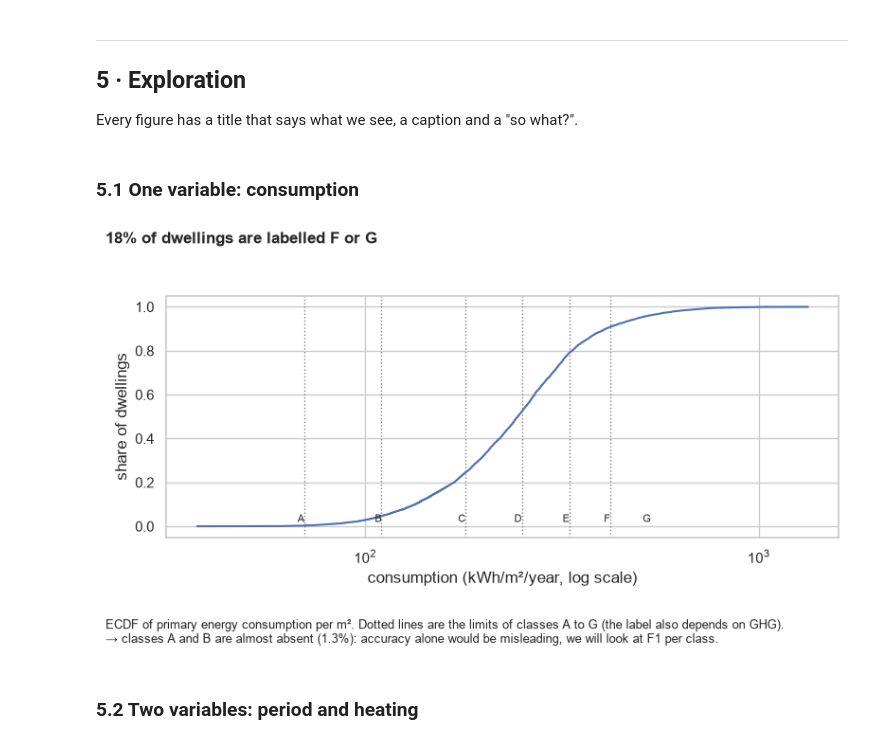
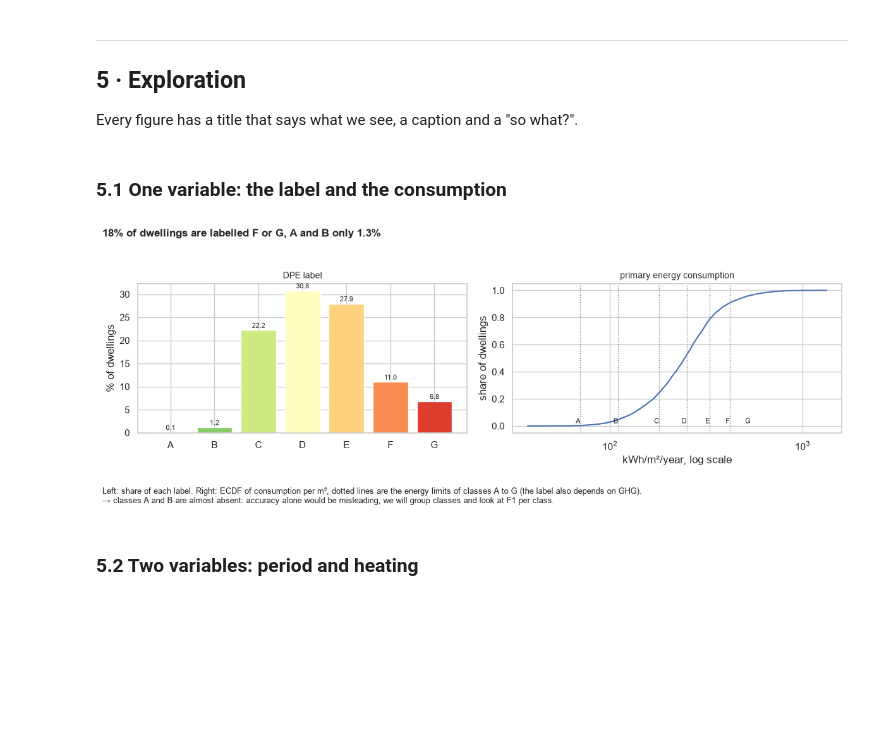
Before and after one commit to LelukDev/projet-dpe-paris, a Jupyter notebook: notebooks/01_collecte_qualite.ipynb, the cells around one changed output. Drawn from its saved outputs; the diff is of its cells as text; code cells hidden in the pictures; blank space fills up the shorter version.

Commit message:
notebook 01: label distribution in figure 5.1, heating at equal surface in 5.4, section 6 updated

```diff
--- a/notebooks/01_collecte_qualite.ipynb
+++ b/notebooks/01_collecte_qualite.ipynb
@@ -499,7 +500,8 @@ if "numero_dpe_remplace" in miss.index:
 for col in MISSING_KEY:
     share = df[col].isna().mean()
     g = df.assign(m=df[col].isna()).groupby("methode_application_dpe")["m"].agg(["mean", "size"])
-    display(g.round(3).rename(columns={"mean": f"share empty: {col}"}))
+    print(col)
+    display(g.round(3).rename(columns={"mean": "share_empty"}))
     g = g[g["size"] >= MIN_GROUP]
     gap = g["mean"].max() - g["mean"].min() if len(g) > 1 else 0
     if g["mean"].max() == 1:
@@ -633,28 +638,36 @@ def show(fig, title, caption, so_what, name):
 
 clean = df.reset_index(drop=True)
 # %% [markdown]
-### 5.1 One variable: consumption
+### 5.1 One variable: the label and the consumption
 # %%
 dfe = clean.assign(fg=clean["etiquette_dpe"].isin(["F", "G"]))
 share_fg = dfe["fg"].mean()
 share_ab = dfe["etiquette_dpe"].isin(["A", "B"]).mean()
+labels = dfe["etiquette_dpe"].value_counts(normalize=True).reindex(LETTERS, fill_value=0) * 100
+
+fig, (a1, a2) = plt.subplots(1, 2, figsize=(12, 4))
+a1.bar(LETTERS, labels, color=sns.color_palette("RdYlGn_r", len(LETTERS)))
+for i, v in enumerate(labels):
+    a1.text(i, v + 0.5, f"{v:.1f}", ha="center", fontsize=8)
+a1.set_title("DPE label", fontsize=10)
+a1.set_ylabel("% of dwellings")
 
 x = np.sort(dfe["conso_5_usages_par_m2_ep"])
-fig, ax = plt.subplots(figsize=(8, 4))
-ax.plot(x, np.arange(1, len(x) + 1) / len(x))
+a2.plot(x, np.arange(1, len(x) + 1) / len(x))
 for limit, letter in zip(ENERGY_BINS, "ABCDEF"):
-    ax.axvline(limit, color="grey", ls=":", lw=1)
-    ax.text(limit, 0.02, letter, ha="right", fontsize=8)
-ax.text(520, 0.02, "G", ha="center", fontsize=8)
-ax.set_xscale("log")
-ax.set_xlabel("consumption (kWh/m²/year, log scale)")
-ax.set_ylabel("share of dwellings")
-show(fig, f"{share_fg:.0%} of dwellings are labelled F or G",
-     "ECDF of primary energy consumption per m². Dotted lines are the limits of classes A to G (the label also depends on GHG).",
-     f"classes A and B are almost absent ({share_ab:.1%}): accuracy alone would be misleading, we will look at F1 per class.",
+    a2.axvline(limit, color="grey", ls=":", lw=1)
+    a2.text(limit, 0.02, letter, ha="right", fontsize=8)
+a2.text(520, 0.02, "G", ha="center", fontsize=8)
+a2.set_xscale("log")
+a2.set_title("primary energy consumption", fontsize=10)
+a2.set_xlabel("kWh/m²/year, log scale")
+a2.set_ylabel("share of dwellings")
+show(fig, f"{share_fg:.0%} of dwellings are labelled F or G, A and B only {share_ab:.1%}",
+     "Left: share of each label. Right: ECDF of consumption per m², dotted lines are the energy limits of classes A to G (the label also depends on GHG).",
+     "classes A and B are almost absent: accuracy alone would be misleading, we will group classes and look at F1 per class.",
      "5_1")
 # %% [output]
-[figure, old version]
+[figure, new version]
 # %% [markdown]
 ### 5.2 Two variables: period and heating
 # %%
```
Also changed, not shown: parts of 5 cells of this notebook, 1 other file.
